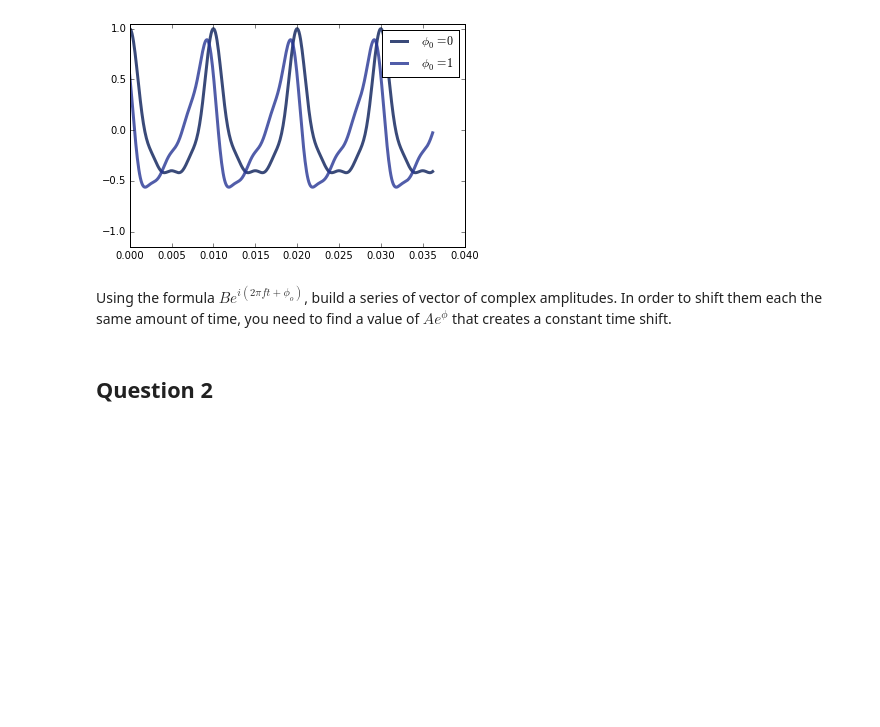
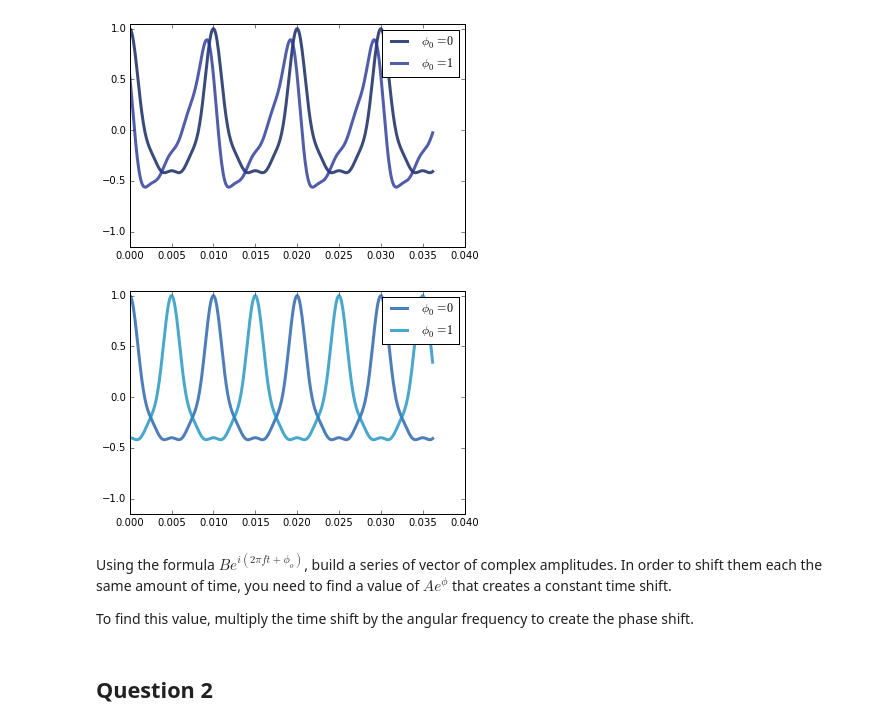
Before and after one commit to megsaysrawr/ThinkDSP, a Jupyter notebook: code/ps04.ipynb, the cells around one changed output. Saved outputs shown, nothing was run; the diff lists cells and outputs as text; code cells hidden in the pictures; blank space fills up the shorter version.

```diff
--- a/code/ps04.ipynb
+++ b/code/ps04.ipynb
@@ -57,8 +57,30 @@ thinkplot.plot(ts[:n], ys2.real[:n], label=r'$\phi_0 = 1$')
 thinkplot.config(ylim=[-1.15, 1.05])
 # %% [output]
 [figure]
+# %%
+amps3 = amps
+time_shift = 0.005
+z0 = numpy.exp(1j * PI2 * 100 * time_shift)
+z1 = numpy.exp(1j * PI2 * 200 * time_shift)
+z2 = numpy.exp(1j * PI2 * 300 * time_shift)
+z3 = numpy.exp(1j * PI2 * 400 * time_shift)
+amps3[0] *= z0
+amps3[1] *= z1
+amps3[2] *= z2
+amps3[3] *= z3
+
+ys2 = synthesize2(amps3, freqs, ts)
+
+n=400
+thinkplot.plot(ts[:n], ys.real[:n], label=r'$\phi_0 = 0$')
+thinkplot.plot(ts[:n], ys2.real[:n], label=r'$\phi_0 = 1$')
+thinkplot.config(ylim=[-1.15, 1.05])
+# %% [output]
+[figure, added]
 # %% [markdown]
 Using the formula $Be^{i(2\pi ft+\phi _o)}$, build a series of vector of complex amplitudes. In order to shift them each the same amount of time, you need to find a value of $Ae^\phi$ that creates a constant time shift.
+
+To find this value, multiply the time shift by the angular frequency to create the phase shift.
 # %% [markdown]
 ## Question 2
 # %% [markdown]
```
Also changed, not shown: parts of 22 cells of this notebook.
